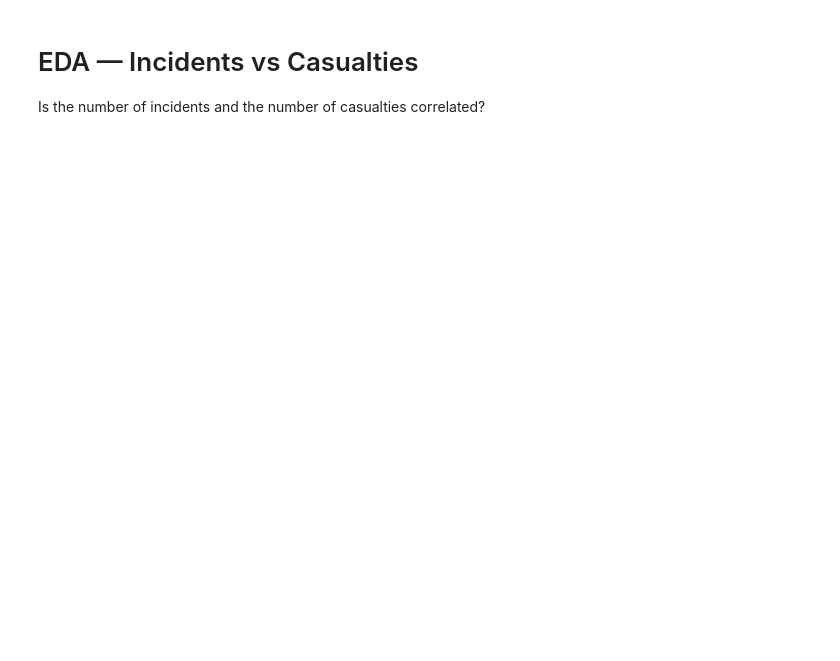
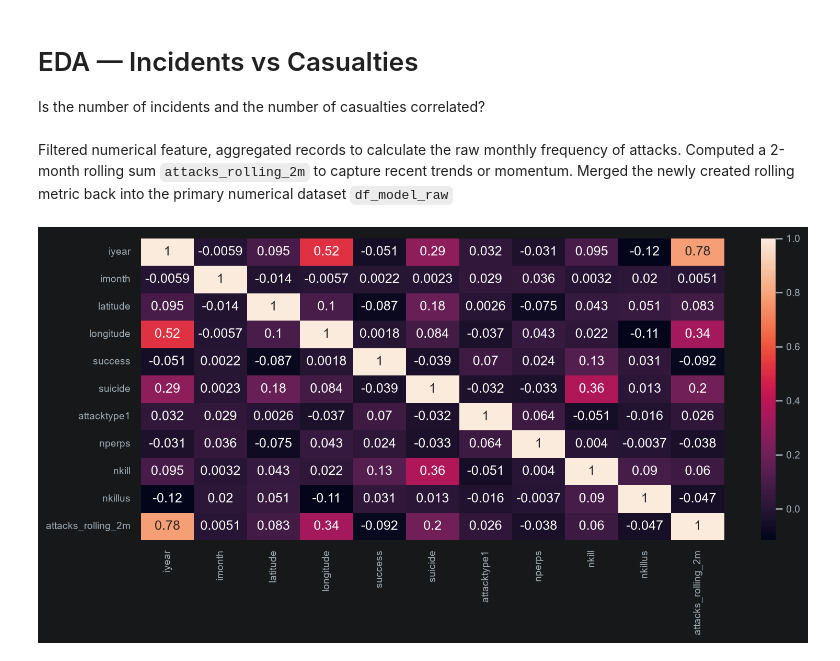
Before and after one commit to Olha-Kes/terrorism_hotspots, a Jupyter notebook: notebooks/eda_terrorism_hotspots.ipynb, the cells around one changed output. Cells and saved outputs as stored; diff of their text form; code cells hidden in the pictures; blank space fills up the shorter version.

```diff
--- a/notebooks/eda_terrorism_hotspots.ipynb
+++ b/notebooks/eda_terrorism_hotspots.ipynb
@@ -448,3 +490,29 @@ Regional aggregation of the data highlights a stark shift in the geography of te
 # %% [markdown]
 # EDA — Incidents vs Casualties
 Is the number of incidents and the number of casualties correlated?
+# %%
+df_numerical = df_clean.select_dtypes(include=["number", "bool"])
+
+monthly_counts = (
+    df_numerical.groupby(["iyear", "imonth"])
+    .size()
+    .reset_index(name="attacks_this_month")
+)
+monthly_counts.sort_values(["iyear", "imonth"]).reset_index(drop=True)
+monthly_counts["attacks_rolling_2m"] = (
+    monthly_counts["attacks_this_month"]
+    .rolling(window=2, min_periods=1)
+    .sum()
+)
+df_model_raw = df_numerical.merge(
+    monthly_counts[["iyear", "imonth", "attacks_rolling_2m"]],
+    on=["iyear", "imonth"],
+    how="left"
+)
+# %% [markdown]
+Filtered numerical feature, aggregated records to calculate the raw monthly frequency of attacks. Computed a 2-month rolling sum `attacks_rolling_2m` to capture recent trends or momentum. Merged the newly created rolling metric back into the primary numerical dataset `df_model_raw`
+# %%
+fig, ax = plt.subplots(figsize=(12, 5))
+ax = sns.heatmap(df_model_raw.corr(), annot=True)
+# %% [output]
+[figure, added]
```
Also changed, not shown: parts of 21 cells of this notebook, 5 other files.
